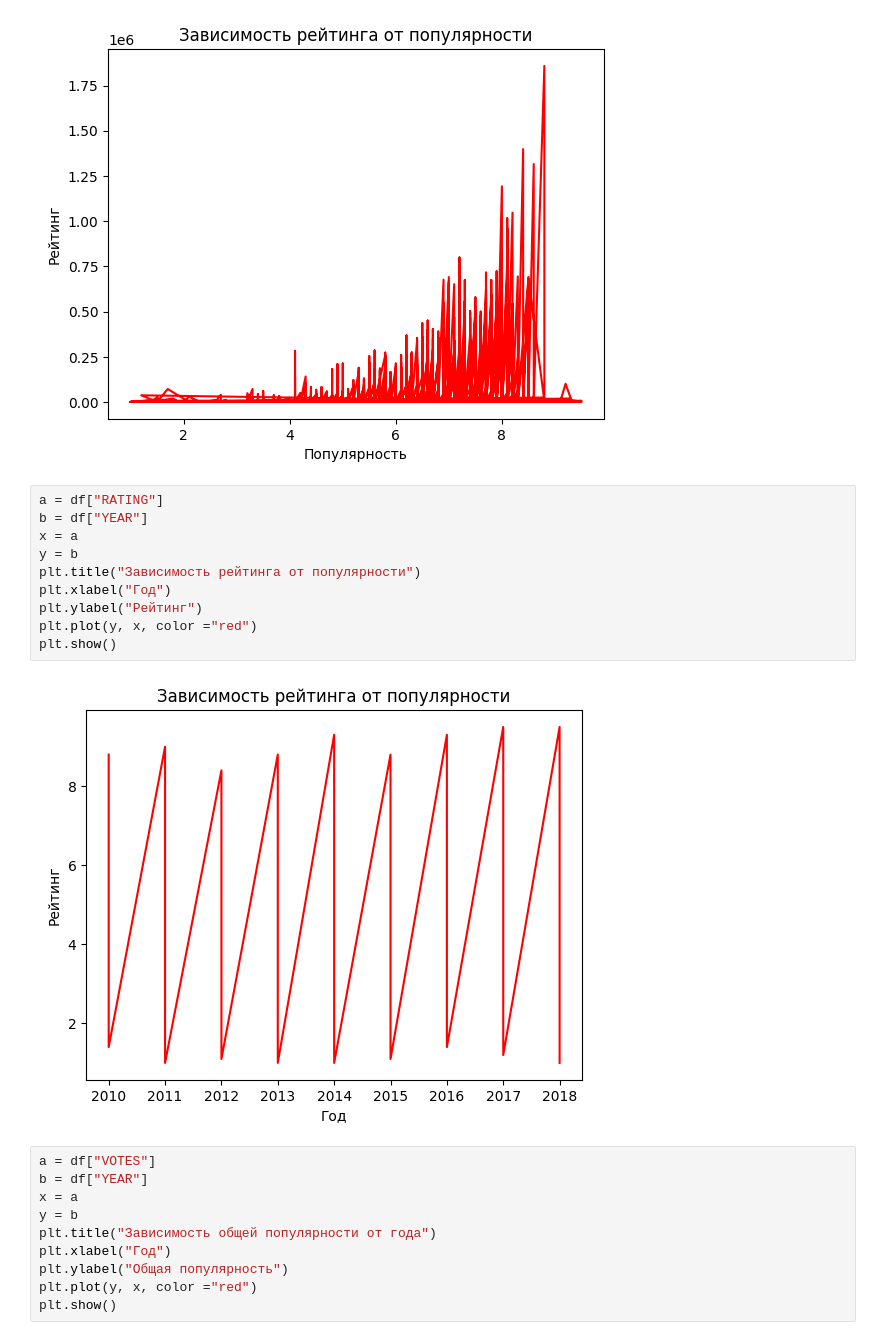
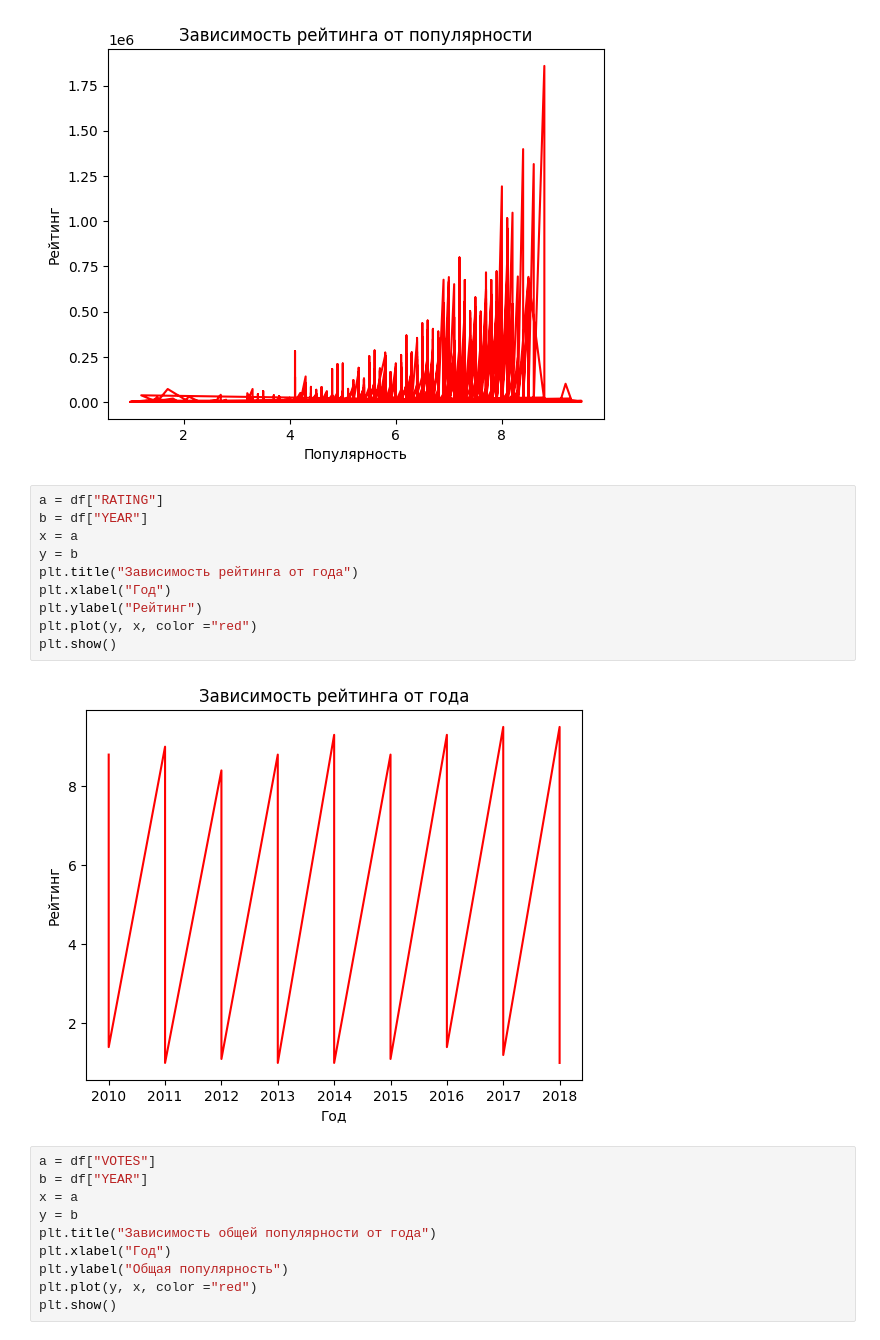
Before and after one commit to mironafanasenko/pogect, a Jupyter notebook: Копия_блокнота_"Мирон_Афанасенко_task28_ipynb".ipynb, the cells around one changed output. Saved outputs shown, nothing was run; the diff lists cells and outputs as text.

```diff
--- a/Копия_блокнота_"Мирон_Афанасенко_task28_ipynb".ipynb
+++ b/Копия_блокнота_"Мирон_Афанасенко_task28_ipynb".ipynb
@@ -100,15 +100,15 @@ plt.show()
 # %%
 a = df["RATING"]
 b = df["YEAR"]
 x = a
 y = b
-plt.title("Зависимость рейтинга от популярности")
+plt.title("Зависимость рейтинга от года")
 plt.xlabel("Год")
 plt.ylabel("Рейтинг")
 plt.plot(y, x, color ="red")
 plt.show()
 # %% [output]
-[figure, old version]
+[figure, new version]
 # %%
 a = df["VOTES"]
 b = df["YEAR"]
```
Also changed, not shown: parts of 70 cells of this notebook.
